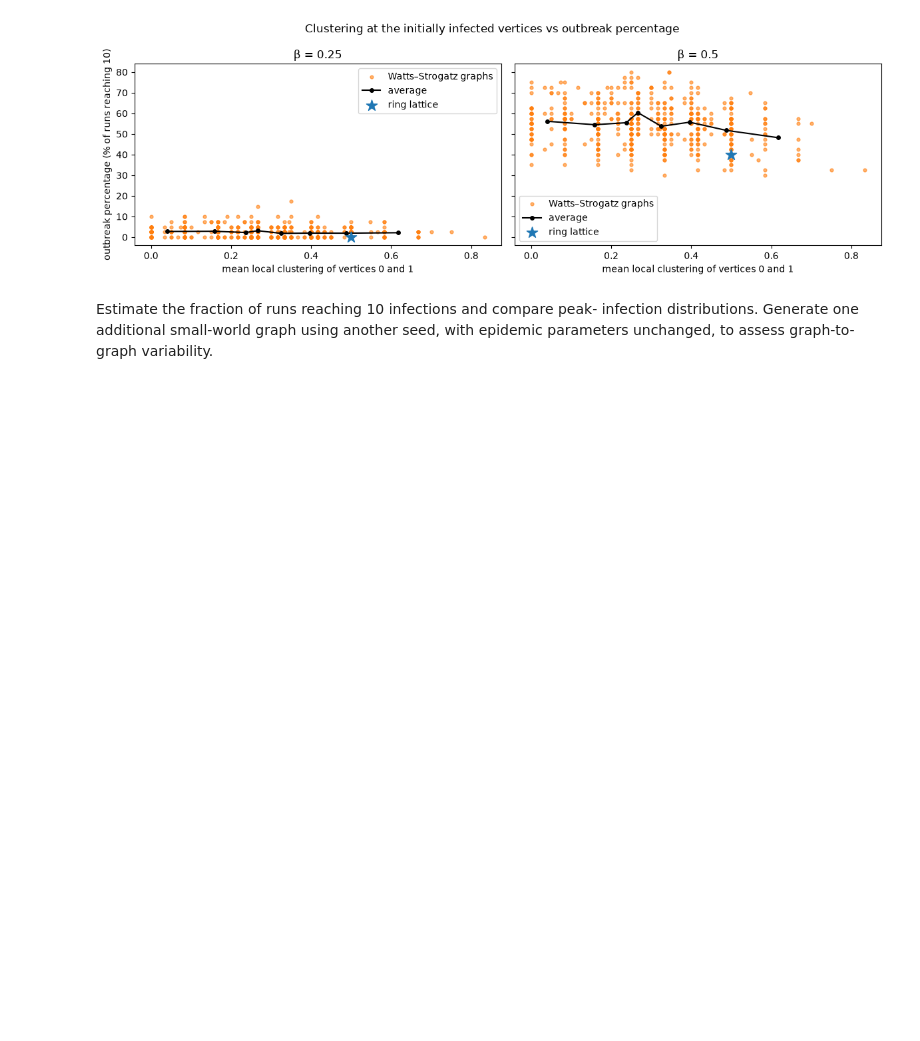
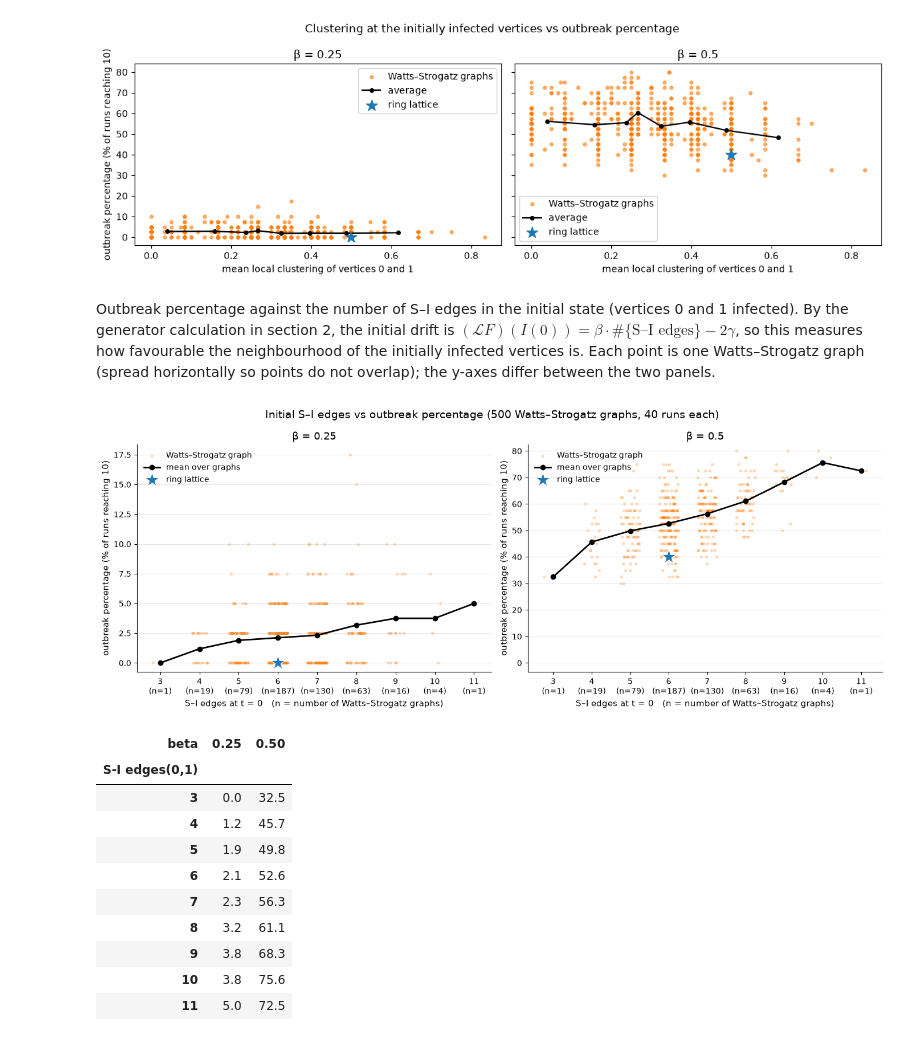
Before and after one commit to yansievre/interacting-agent-systems-block-1-project, a Jupyter notebook: networks.ipynb, the cells around one changed output. Saved outputs shown, nothing was run; the diff lists cells and outputs as text; code cells hidden in the pictures; blank space fills up the shorter version.

Commit message:
S-I edges graph

```diff
--- a/networks.ipynb
+++ b/networks.ipynb
@@ -602,9 +510,9 @@ plt.show()
 Second small-world graph (same $N$, $K$, $p$; different seed), to assess graph-to-graph variability.
 # %%
 # Second small-world graph: same N, K, p as G_watts_strogatz, different seed.
-# Regenerate with the next seed if disconnected (watts_strogatz_graph keeps the edge count).
 SEED_WS2 = 16
-G_ws2 = nx.watts_strogatz_graph(N, K, P_REWIRE, seed=SEED_WS2)
+G_ws2 = nx.watts_strogatz_graph(N, K, P_REWIRE, seed=SEED_WS2)  # rewiring keeps the edge count
+assert nx.is_connected(G_ws2), "regenerate with another seed"
 
 for name, G in [("G_watts_strogatz", G_watts_strogatz), (f"G_ws2 (seed {SEED_WS2})", G_ws2)]:
     print(f"{name} properties:")
@@ -619,7 +527,7 @@ for name, G in [("G_watts_strogatz", G_watts_strogatz), (f"G_ws2 (seed {SEED_WS2
 
 fig, axes = plt.subplots(1, 2, figsize=(10, 5))
 for ax, G, title in zip(axes, [G_watts_strogatz, G_ws2],
-                        [f"Watts–Strogatz #1 (seed {seed})", f"Watts–Strogatz #2 (seed {SEED_WS2})"]):
+                        [f"Watts–Strogatz #1 (seed {SEED_WS})", f"Watts–Strogatz #2 (seed {SEED_WS2})"]):
     # Highlight the initially infected vertices 0 and 1
     colors = ["red" if v in (0, 1) else "lightblue" for v in G.nodes]
     nx.draw(G, pos=nx.circular_layout(G), ax=ax, with_labels=True,
@@ -673,7 +581,7 @@ by_beta = {
     0.25: [summary_ring_025, summary_watts_strogatz_025, summary_ws2_025],
     0.5:  [summary_ring_05, summary_watts_strogatz_05, summary_ws2_05],
 }
-graph_labels = ["Ring lattice", f"WS #1 (seed {seed})", f"WS #2 (seed {SEED_WS2})"]
+graph_labels = ["Ring lattice", f"WS #1 (seed {SEED_WS})", f"WS #2 (seed {SEED_WS2})"]
 
 rows = []
 for beta, summaries in by_beta.items():
@@ -743,7 +651,9 @@ while len(rows) < N_GRAPHS * len(BETAS):
         continue
     for beta in BETAS:
         _, s, _ = run_experiment(G, beta, 1.0, [0, 1], 20.0, N_RUNS, int(sim_seeds[len(rows)]))
-        rows.append({"beta": beta, "clustering": nx.average_clustering(G),
+        rows.append({"beta": beta, "graph seed": graph_seed - 1,
+                     "S-I edges(0,1)": generator_F(G, config(N, [0, 1]), beta, 1.0)["S-I edges"],
+                     "clustering": nx.average_clustering(G),
                      "clustering(0,1)": (nx.clustering(G, 0) + nx.clustering(G, 1)) / 2,
                      "outbreak fraction": s["outbreak"].mean()})
 many_ws = pd.DataFrame(rows)
@@ -824,5 +734,53 @@ fig.tight_layout()
 plt.show()
 # %% [output]
 [figure]
-# %% [markdown]
-Estimate the fraction of runs reaching 10 infections and compare peak- infection distributions. Generate one additional small-world graph using another seed, with epidemic parameters unchanged, to assess graph-to-graph variability.
+# %% [markdown]
+Outbreak percentage against the number of S–I edges in the initial state (vertices 0 and 1 infected). By the generator calculation in section 2, the initial drift is $(\mathcal{L}F)(I(0)) = \beta \cdot \#\{\text{S–I edges}\} - 2\gamma$, so this measures how favourable the neighbourhood of the initially infected vertices is. Each point is one Watts–Strogatz graph (spread horizontally so points do not overlap); the y-axes differ between the two panels.
+# %%
+# Outbreak percentage vs initial S-I edges: one point per Watts–Strogatz graph (jittered
+# horizontally), mean over graphs, and the ring lattice for reference.
+jitter = np.random.default_rng(0)  # only for plotting
+fig, axes = plt.subplots(1, 2, figsize=(14, 5.5))
+for ax, beta in zip(axes, BETAS):
+    ws = many_ws[many_ws["beta"] == beta]
+    stats = ws.groupby("S-I edges(0,1)")["outbreak fraction"].agg(["mean", "size"])
+    edges = stats.index.to_numpy()
+
+    ax.scatter(ws["S-I edges(0,1)"] + jitter.uniform(-0.25, 0.25, len(ws)),
+               100 * ws["outbreak fraction"], s=14, alpha=0.3, color="C1", linewidth=0,
+               label="Watts–Strogatz graph")
+    ax.plot(edges, 100 * stats["mean"], "-o", color="black", linewidth=2, markersize=6,
+            label="mean over graphs")
+    ring_si = generator_F(G_ring, config(N, [0, 1]), beta, 1.0)["S-I edges"]
+    ax.scatter(ring_si, 100 * ring[beta]["outbreak"].mean(), s=380, marker="*", color="C0",
+               edgecolor="white", linewidth=1, zorder=4, label="ring lattice")
+
+    ax.set_xticks(edges, [f"{k}\n(n={n})" for k, n in stats["size"].items()], fontsize=10)
+    ax.set_xlabel("S–I edges at t = 0   (n = number of Watts–Strogatz graphs)", fontsize=11)
+    ax.set_ylabel("outbreak percentage (% of runs reaching 10)", fontsize=11)
+    ax.set_title(f"β = {beta}", fontsize=13)
+    ax.set_ylim(bottom=-0.04 * ax.get_ylim()[1])  # keep points at 0% fully visible
+    ax.grid(axis="y", alpha=0.3)
+    ax.spines[["top", "right"]].set_visible(False)
+    ax.legend(loc="upper left", fontsize=10, frameon=False)
+fig.suptitle(f"Initial S–I edges vs outbreak percentage ({N_GRAPHS} Watts–Strogatz graphs, {N_RUNS} runs each)",
+             fontsize=14)
+fig.tight_layout()
+plt.show()
+
+# Mean outbreak percentage per S-I edge count (rows) and beta (columns)
+(100 * many_ws.pivot_table(index="S-I edges(0,1)", columns="beta",
+                           values="outbreak fraction", aggfunc="mean")).round(1)
+# %% [output]
+[figure, added]
+| beta | 0.25 | 0.50 |
+| S-I edges(0,1) |  |  |
+| 3 | 0.0 | 32.5 |
+| 4 | 1.2 | 45.7 |
+| 5 | 1.9 | 49.8 |
+| 6 | 2.1 | 52.6 |
+| 7 | 2.3 | 56.3 |
+| 8 | 3.2 | 61.1 |
+| 9 | 3.8 | 68.3 |
+| 10 | 3.8 | 75.6 |
+| 11 | 5.0 | 72.5 |
```
Also changed, not shown: parts of 13 cells of this notebook.
